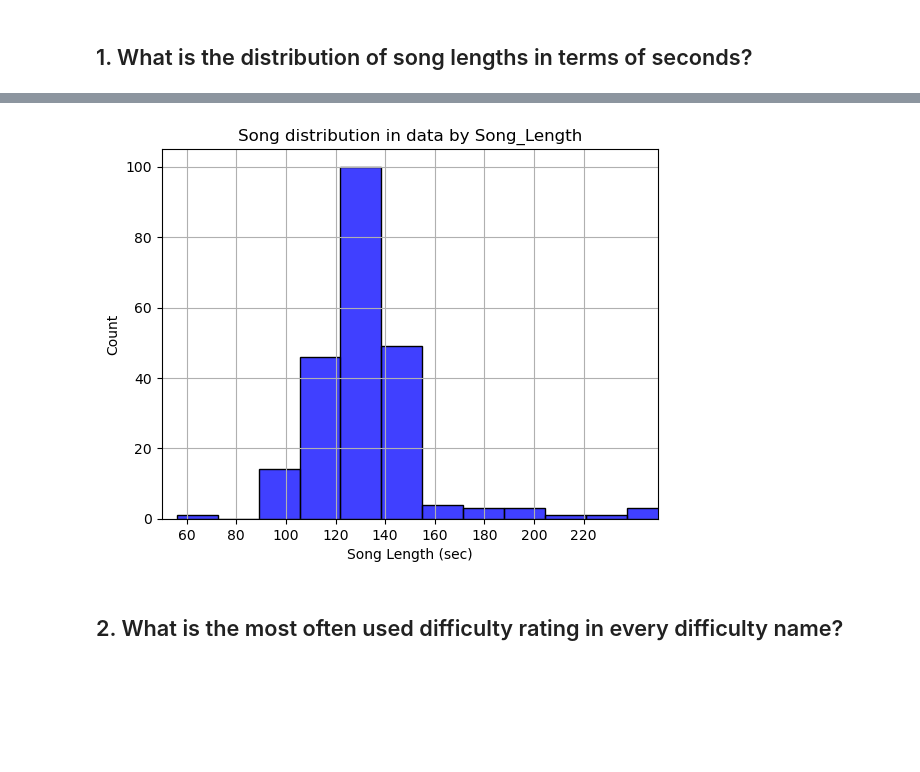
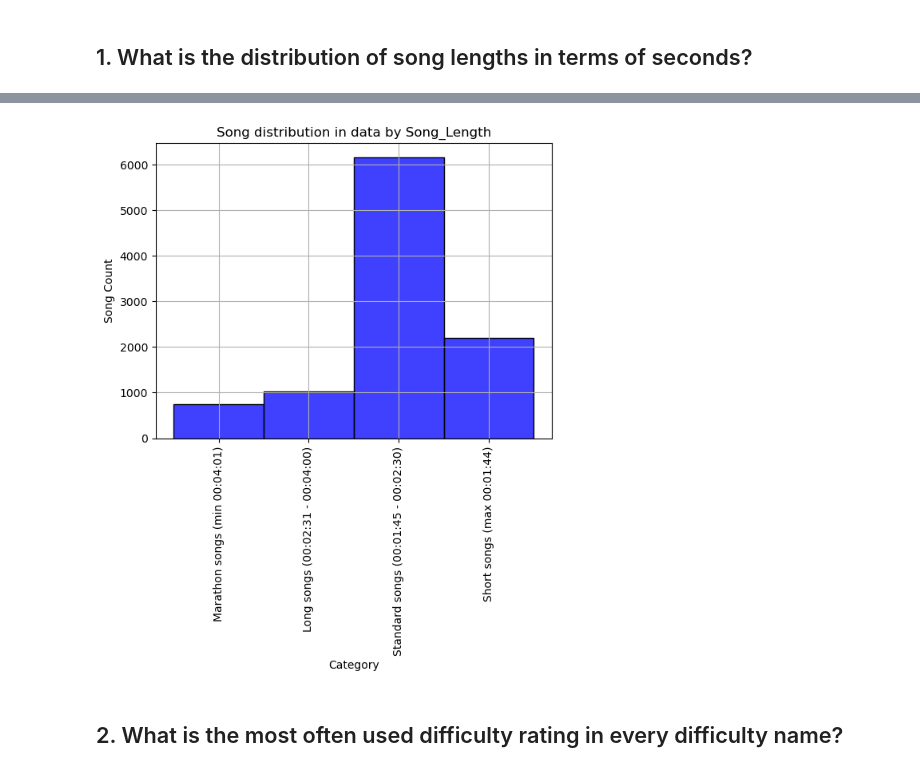
Before and after one commit to MarCza1992/StepMania-.ssc-or-.sm-files-extractor-project, a Jupyter notebook: Python - data preparing and analysis/StepMania Example packs, data prep and analysis.ipynb, the cells around one changed output, grey strips where cells are left out. Saved outputs shown, nothing was run; the diff lists cells and outputs as text; code cells hidden in the pictures; blank space fills up the shorter version.

```diff
--- a/Python - data preparing and analysis/StepMania Example packs, data prep and analysis.ipynb
+++ b/Python - data preparing and analysis/StepMania Example packs, data prep and analysis.ipynb
@@ -206 +182,4 @@ df['Technical_Notation'] = (
+# %%
+#removing almost empty charts
+df = df[df['Total_objects_(except_Mines)'] >= 5]
 # %% [markdown]
@@ -208,9 +187,5 @@ df['Technical_Notation'] = (
-# %%
-#I will focus mostly on data with single type because there is too little data for double chart type
-df = df[df['Type'] == 'single'] #deleting all double type columns
-df = df.drop(columns = 'Type') #deleting Type column, we dont need it anymore
+# %%
+df = df.drop_duplicates(subset = ['Song_Title', 'Song_Subtitle', 'Song_Artist', 'Difficulty_Name', 'Difficulty_Rating', 'Technical_Notation', 'Pack',
+                                  'Type', 'Amount_of_Notes', 'Amount_of_LongNotes', 'Amount_of_Rolls', 'Amount_of_Mines'])
 # %%
-#reseting indexes and strip columns again after changing things all the string things (just for sure)
 df.reset_index(drop = True, inplace = True)
-for i in df.select_dtypes(include = 'object').columns:
-    df[i] = df[i].str.strip()
@@ -227,13 +239,27 @@ def print_sample(x: str) -> str:
 # %%
-df_question1 = df.drop_duplicates(subset = 'Song_Title')
+conditions1 = [
+    (df['Song_Length_(seconds)'] < 105),
+    (df['Song_Length_(seconds)'].between(105, 150)),
+    (df['Song_Length_(seconds)'].between(151, 240)),
+    (df['Song_Length_(seconds)'] > 240)]
 
-sns.histplot(df_question1['Song_Length_(seconds)'], bins = 24, color = 'blue')
-plt.xticks(ticks = range(0,240,20))
-plt.xlim(50,250)
-plt.xlabel('Song Length (sec)')
+choices1 = [
+    'Short songs (max 00:01:44)',
+    'Standard songs (00:01:45 - 00:02:30)',
+    'Long songs (00:02:31 - 00:04:00)',
+    'Marathon songs (min 00:04:01)']
+
+df_question1 = df
+df_question1['Song_Length_Category'] = np.select(conditions1, choices1, default = 'Undefinied')
+df_question1 = df_question1.drop_duplicates(subset = ['Song_Title', 'Song_Subtitle', 'Song_Artist'])
+
+sns.histplot(df_question1['Song_Length_Category'], color = 'blue')
+plt.xlabel('Category')
+plt.xticks(rotation = 90)
+plt.ylabel('Song Count')
 plt.title('Song distribution in data by Song_Length')
 plt.grid(True)
-print_sample('The most often song length used in charts is between 120 and 140 seconds')
+print_sample('the most popular songs are in 00:01:45-00:02:30 interval, which is not surprising, as this is a standardized song length in most official rhythm games. However, when we exclude that interval, custom creators tend to prefer making charts for shorter songs (<00:01:45) rather than longer ones (>00:02:30)')
 plt.show()
 # %% [output]
 ------------------------------------------------------------------------------------------------------------------------------------------------------
@@ -241,5 +267,5 @@ plt.show()
  ------------------------------------------------------------------------------------------------------------------------------------------------------
-[figure, old version]
+[figure, new version]
 # %% [markdown]
 ## 2. What is the most often used difficulty rating in every difficulty name?
 # %%
```
Also changed, not shown: parts of 43 cells of this notebook, 42 other files.
